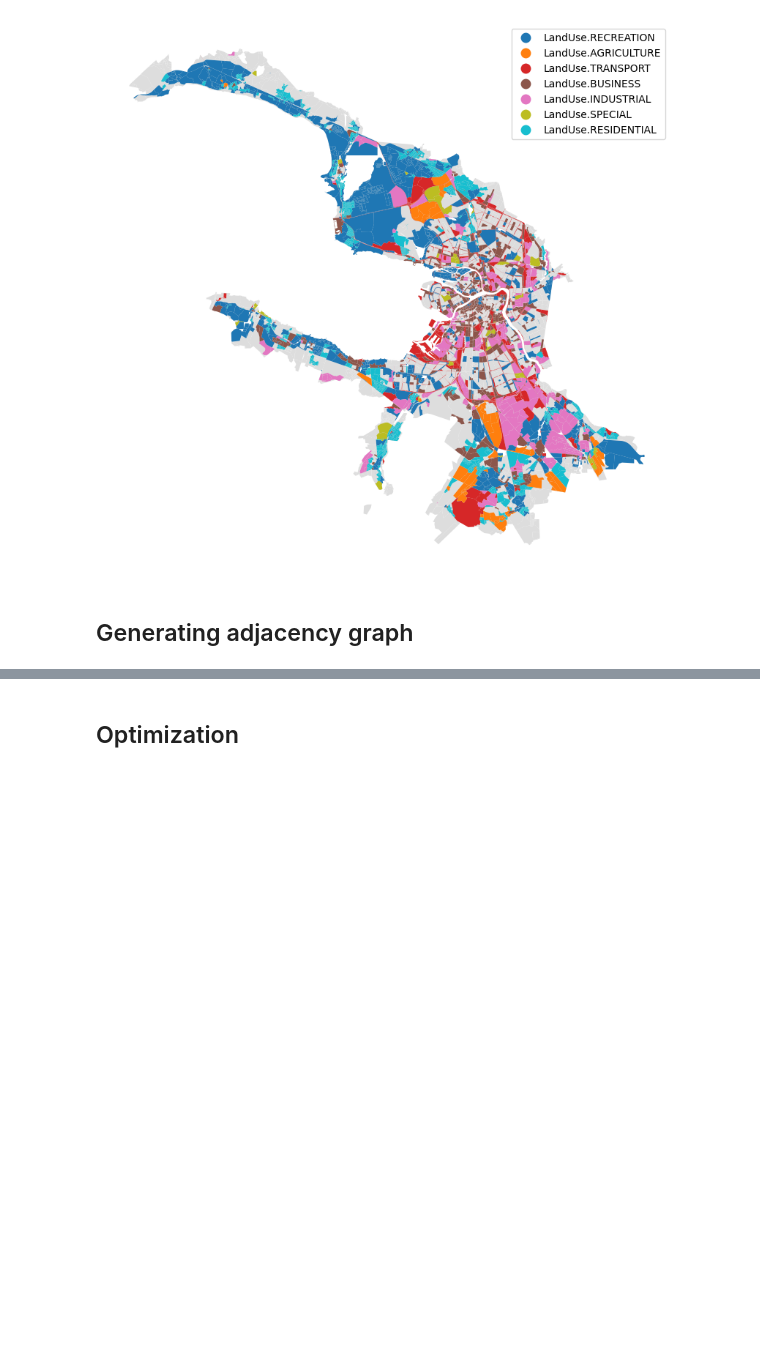
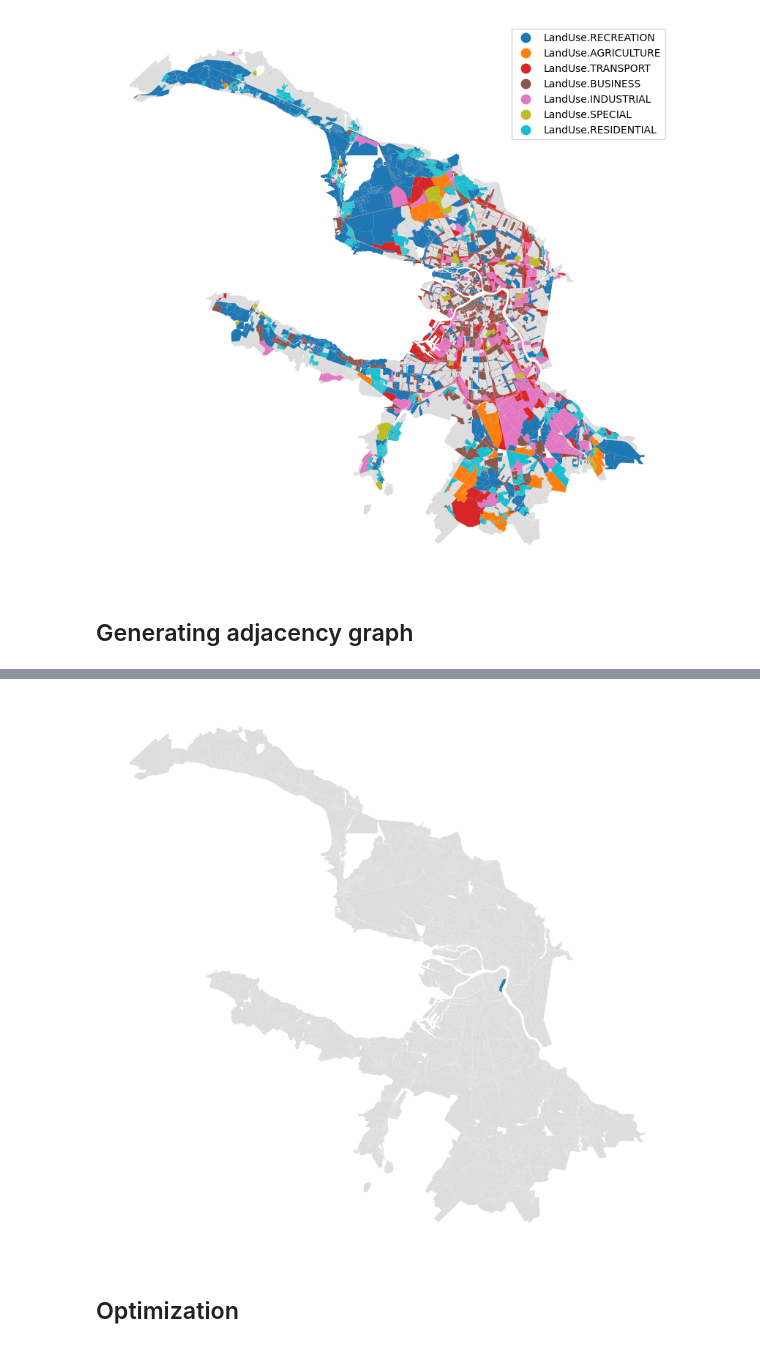
Before and after one commit to vasilstar97/lu-igi, a Jupyter notebook: examples/optimization_pipeline.ipynb, the cells around one changed output, grey strips where cells are left out. Saved outputs shown, nothing was run; the diff lists cells and outputs as text; code cells hidden in the pictures; blank space fills up the shorter version.

```diff
--- a/examples/optimization_pipeline.ipynb
+++ b/examples/optimization_pipeline.ipynb
@@ -16,0 +21,5 @@ zones = gpd.read_parquet('./data/PZZ_2023.parquet').to_crs(blocks.crs).rename(co
+# %%
+zones = gpd.read_parquet('./data/PZZ_2023.parquet')[['geometry', 'functional_zone_type']]
+zones = zones.to_crs(crs)
+zones['zone'] = zones['functional_zone_type'].apply(lambda fzt : fzt['id'])
+zones.head()
@@ -17,22 +33,24 @@ zones = gpd.read_parquet('./data/PZZ_2023.parquet').to_crs(blocks.crs).rename(co
 # %%
 from lu_igi.models.land_use import LandUse
 
-land_use_names_mapping = {
-    'residential' : LandUse.RESIDENTIAL,
-    'recreation' : LandUse.RECREATION,
-    'special' : LandUse.SPECIAL,
-    'industrial' : LandUse.INDUSTRIAL,
-    'agriculture' : LandUse.AGRICULTURE,
-    'transport' : LandUse.TRANSPORT,
-    'business' : LandUse.BUSINESS,
-    'residential_individual' : LandUse.RESIDENTIAL,
-    'residential_lowrise' : LandUse.RESIDENTIAL,
-    'residential_midrise' : LandUse.RESIDENTIAL,
-    'residential_multistorey' : LandUse.RESIDENTIAL,
+land_use_ids_mapping = {
+    1 : LandUse.RESIDENTIAL,
+    2 : LandUse.RECREATION,
+    3 : LandUse.SPECIAL,
+    4 : LandUse.INDUSTRIAL,
+    5 : LandUse.AGRICULTURE,
+    6 : LandUse.TRANSPORT,
+    7 : LandUse.BUSINESS,
+    10 : LandUse.RESIDENTIAL,
+    11 : LandUse.RESIDENTIAL,
+    12 : LandUse.RESIDENTIAL,
+    13 : LandUse.RESIDENTIAL,
 }
+
+zones = zones[zones['zone'].isin(land_use_ids_mapping.keys())]
 # %%
 from lu_igi.preprocessing.land_use import process_land_use
 
-blocks = process_land_use(blocks, zones, land_use_names_mapping, min_intersection_share=0.3)
-blocks
+blocks = process_land_use(blocks, zones, land_use_ids_mapping, min_intersection_share=0.3) # сколько требуется пересечения, чтобы присвоить лендюз
+blocks.head()
 # %% [output]
@@ -64,0 +105,5 @@ graph.graph
+# %%
+project = gpd.read_file('./data/project.geojson').to_crs(crs)
+project.geometry = project.buffer(5)
+blocks_ids = blocks.sjoin(project, predicate='within').index.to_list()
+blocks_ids
@@ -65,2 +128,8 @@ graph.graph
+# %%
+ax = blocks.plot(color='#ddd', figsize=(10,10))
+blocks.loc[blocks_ids].plot(ax=ax)
+ax.set_axis_off()
+# %% [output]
+[figure, added]
 # %% [markdown]
 ## Optimization
```
Also changed, not shown: parts of 22 cells of this notebook, 4 other files.
